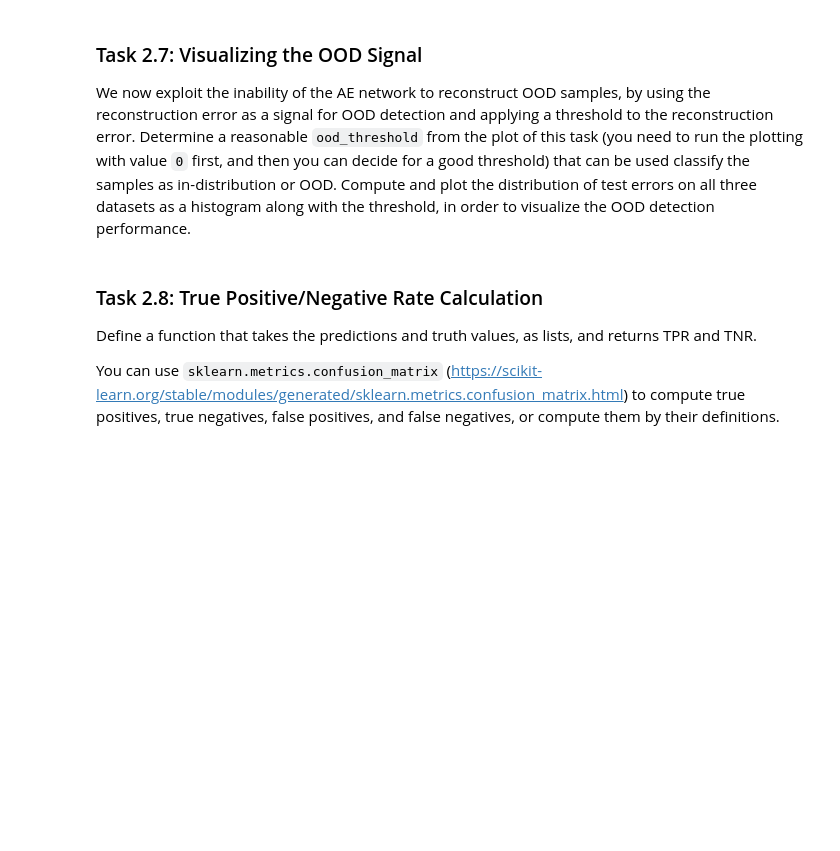
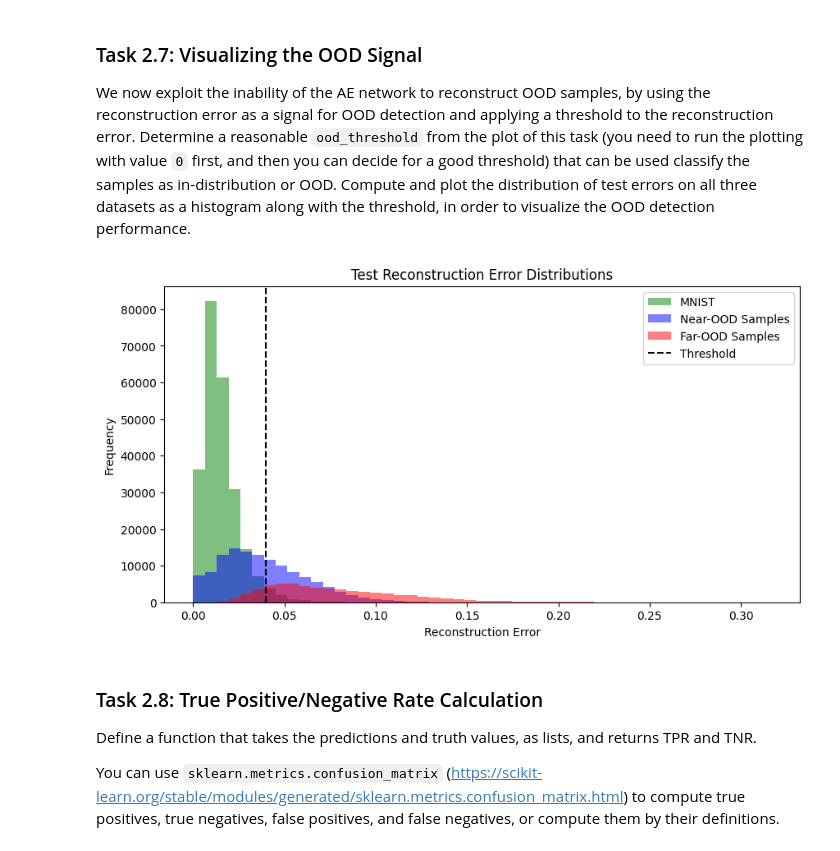
Before and after one commit to IngaleOmkar/Deep-Learning, a Jupyter notebook: Assignment-4/DL-Assignment04.ipynb, the cells around one changed output. Cells and saved outputs as stored; diff of their text form; code cells hidden in the pictures; blank space fills up the shorter version.

```diff
--- a/Assignment-4/DL-Assignment04.ipynb
+++ b/Assignment-4/DL-Assignment04.ipynb
@@ -374,14 +471,14 @@ Choose a learning rate of $\eta=0.001$. Implement the training loop for 10 epoch
 Note: If the training and validation loss does not decrease during training, try to reduce the learning rate (to $\eta=0.0005$ or even lower) and re-start the training (remember to re-initialize the network, too).
 # %%
 # Initialize model
-model = ...
+model =  AutoEncoder(32, 32, 10).to(device)
 
 # Number of epochs
-num_epochs = ...
+num_epochs = 10
 
 # Loss function and optimizer
-loss_function = ...
-optimizer = ...
+loss_function = torch.nn.MSELoss(reduction='none')
+optimizer = torch.optim.Adam(model.parameters(), lr=0.001)
 
 from tqdm import tqdm
 
@@ -390,19 +487,23 @@ def train():
     model.train()
     losses = []
     for X, _ in tqdm(train_loader):
+        # Move data to device
+        X = X.to(device)
 
         # Forward pass
-        Y = ...
+        Y = model(X)
         # Compute loss per sample. sample_J is a tensor of shape (batch_size,)
-        sample_J = ...
+        sample_J = loss_function(Y, X).mean(dim=(1, 2, 3))
         # Compute average loss over batch
-        J = ...
+        J = sample_J.mean()
 
         # Backward and optimize
-        ...
+        optimizer.zero_grad()
+        J.backward()
+        optimizer.step()
 
         # Add sample-wise loss to list
-        ...
+        losses.append(sample_J.detach().cpu())
 
     losses = torch.cat(losses)
     return losses
@@ -413,15 +514,17 @@ def test(data_loader):
     losses = []
     with torch.no_grad():
         for X, _ in tqdm(data_loader):
+            # Move data to device
+            X = X.to(device)
 
             # Forward pass
-            Y = ...
+            Y = model(X)
 
             # Compute loss per sample. sample_J is a tensor of shape (batch_size,)
-            sample_J = ...
+            sample_J = loss_function(Y, X).mean(dim=(1, 2, 3))
 
             # Add sample-wise loss to list
-            ...
+            losses.append(sample_J.detach().cpu())
 
     losses = torch.cat(losses)
     return losses
@@ -571,27 +696,29 @@ Determine a reasonable `ood_threshold` from the plot of this task (you need to r
 Compute and plot the distribution of test errors on all three datasets as a histogram along with the threshold, in order to visualize the OOD detection performance.
 # %%
 def plot_reconstruction_error_distributions(test_loader, near_ood_loader, far_ood_loader, threshold):
-    test_errors = ...
-    near_ood_errors = ...
-    far_ood_errors = ...
+    test_errors = test(test_loader).numpy()
+    near_ood_errors = test(near_ood_loader).numpy()
+    far_ood_errors = test(far_ood_loader).numpy()
 
     all_errors = torch.cat([torch.tensor(test_errors), torch.tensor(near_ood_errors), torch.tensor(far_ood_errors)])
 
     plt.figure(figsize=(10, 5))
     bins = torch.linspace(0, all_errors.max(), 50)
     plt.hist(test_errors, bins=bins, alpha=0.5, color='green', label='MNIST')
     plt.hist(near_ood_errors, bins=bins, alpha=0.5, color='blue', label='Near-OOD Samples')
     plt.hist(far_ood_errors, bins=bins, alpha=0.5, color='red', label='Far-OOD Samples')
     plt.axvline(threshold, color='black', linestyle='--', label='Threshold')
     plt.xlabel('Reconstruction Error')
     plt.ylabel('Frequency')
     plt.title('Test Reconstruction Error Distributions')
     plt.legend()
     plt.show()
 
 # define a reasonable threshold for distinguishing ID and OOD samples, using this plot
-ood_threshold = ...
+ood_threshold = 0.04
 plot_reconstruction_error_distributions(test_loader, emnist_letters_loader, fashion_mnist_loader, ood_threshold)
+# %% [output]
+[figure, added]
 # %% [markdown]
 ### Task 2.8: True Positive/Negative Rate Calculation
 
```
Also changed, not shown: parts of 11 cells of this notebook, 2 other files.
